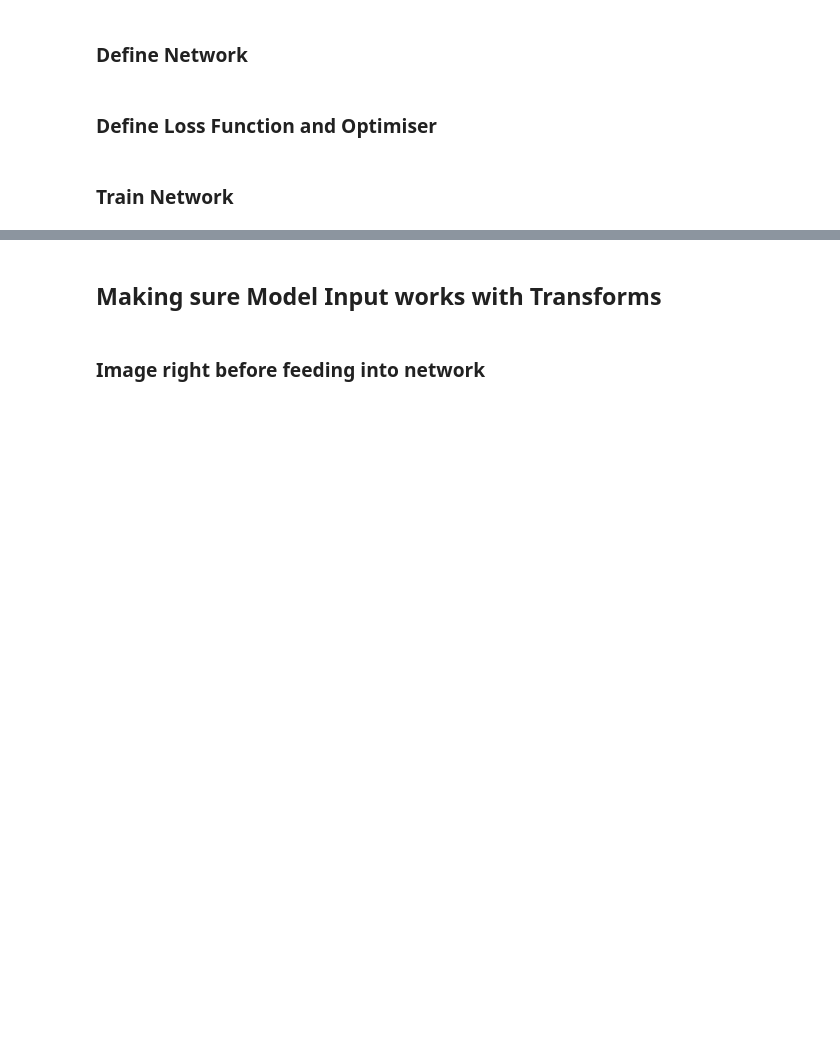
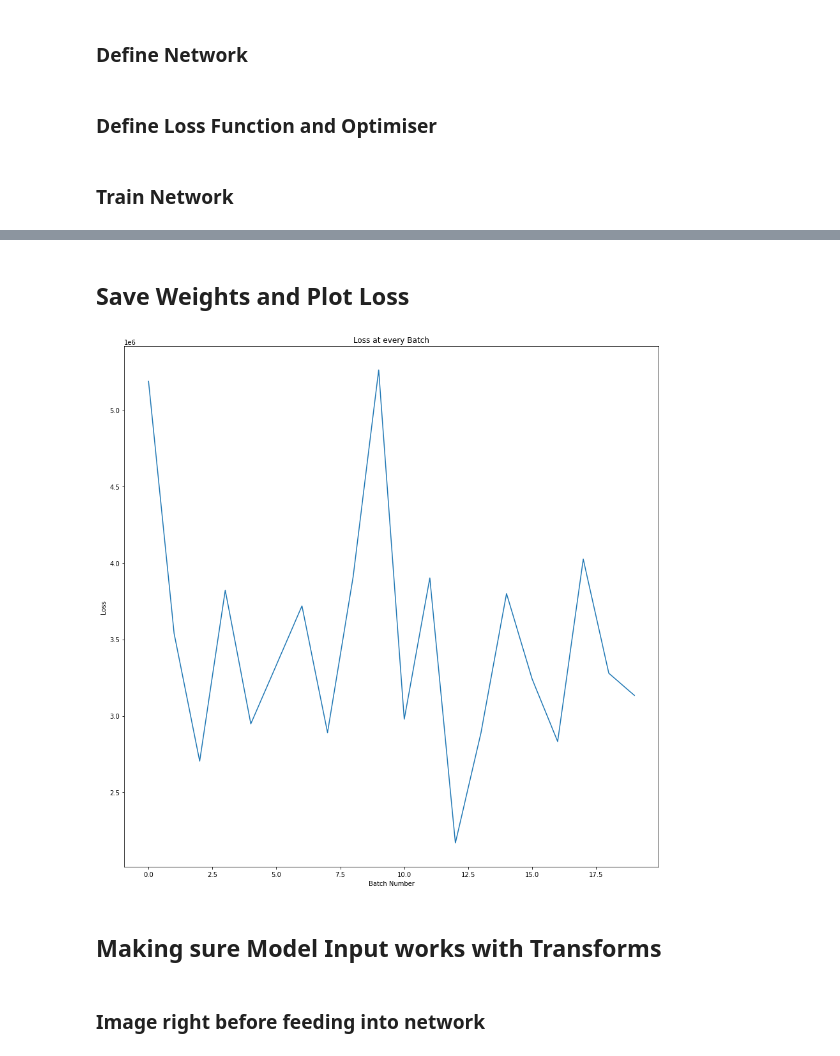
Before and after one commit to Hzye/MCAV_panoptic_perception_network, a Jupyter notebook: test_notebooks/train_testing.ipynb, the cells around one changed output, grey strips where cells are left out. Saved outputs shown, nothing was run; the diff lists cells and outputs as text; code cells hidden in the pictures; blank space fills up the shorter version.

```diff
--- a/test_notebooks/train_testing.ipynb
+++ b/test_notebooks/train_testing.ipynb
@@ -30,7 +30,7 @@ root_dir = "D:/Datasets/bdd100k/images/100k/val"
 # %%
 mean = [92.11938007161459, 102.83839236762152, 104.90335580512152]
 std = [66.09941202519124, 70.6808655565459, 75.05305001603533]
-bs = 2
+bs = 5
 
 ## load custom dataset + transforms
 transformed_train_data = DetectionDataset(
@@ -68,11 +68,13 @@ net = Net(cfgfile="cfg/model.cfg")
 ### Define Loss Function and Optimiser
 # %%
 criterion = Yolo_Loss()
-optimizer = optim.SGD(net.parameters(), lr=0.000001, momentum=0.9)
+optimizer = optim.SGD(net.parameters(), lr=0.0000001, momentum=0.9)
 # %% [markdown]
 ### Train Network
 # %%
 CUDA = torch.cuda.is_available()
+
+all_losses = []
 
 for epoch in range(1): # each image gets 3 detections, this happens n_epoch times
 
@@ -94,11 +96,13 @@ for epoch in range(1): # each image gets 3 detections, this happens n_epoch time
 
         # print stats
         running_loss +=loss.item()
-        if i % bs == bs-1: # print every 2000 mini-batches
-            print(f'[{epoch + 1}, {i + 1:5d}] loss: {running_loss:.3f}')
+        if i % bs == bs-1: # print every bs mini-batches
+            print(f'[{epoch + 1}, {i + 1:5d}] loss: {running_loss / bs:.3f}')
+            all_losses.append(running_loss / bs)
+
             running_loss = 0.0
 
-            print(list(net.parameters())[0])
+            #print(list(net.parameters())[0])
 
 print("done")
 # %% [output]
@@ -124,0 +130,2 @@ torch.load("ex_tensors/conv_upsample_layer_output.pt").grad_fn
+# %% [markdown]
+## Save Weights and Plot Loss
@@ -124,0 +134,9 @@ torch.load("ex_tensors/conv_upsample_layer_output.pt").grad_fn
+# %%
+n_batch = np.arange(0, len(all_losses))
+plt.plot(n_batch, all_losses)
+plt.title("Loss at every Batch")
+plt.xlabel("Batch Number")
+plt.ylabel("Loss")
+plt.show()
+# %% [output]
+[figure, added]
```
Also changed, not shown: parts of 4 cells of this notebook.
